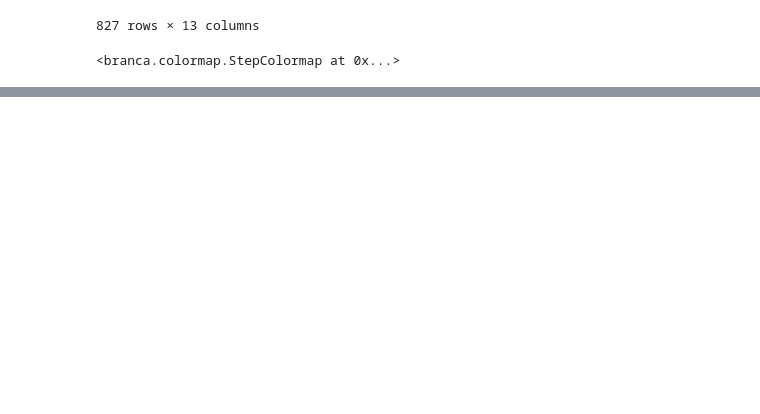
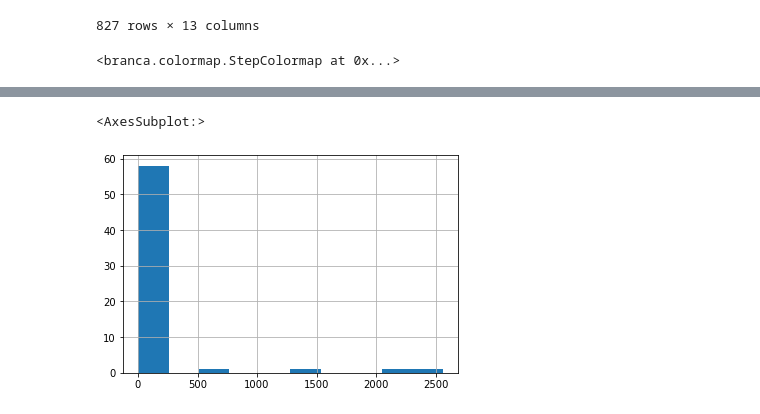
Before and after one commit to Ryan47Liao/Divvy_Time_Series, a Jupyter notebook: TS_EDA.ipynb, the cells around one changed output, grey strips where cells are left out. Cells and saved outputs as stored; diff of their text form; code cells hidden in the pictures; blank space fills up the shorter version.

Commit message:
Forecastability Eval and Experimentation

```diff
--- a/TS_EDA.ipynb
+++ b/TS_EDA.ipynb
@@ -130,0 +248,2 @@ display(map2)
+# %%
+df_COM_IN_temp = df_Nbh_IN_temp.set_index('index').groupby('community').sum()
@@ -130,0 +260,7 @@ display(map2)
+# %%
+df_COM_IN_temp_Hour = df_COM_IN_temp.T.reset_index()
+df_COM_IN_temp_Hour.insert(0,'Hour',df_COM_IN_temp_Hour['index'].apply(lambda x:datetime.strptime(x.split(':')[0]+':00:00',"%Y-%m-%d %H:%M:%S")))
+# %%
+df_COM_IN_temp_Hour = df_COM_IN_temp_Hour.set_index('index',drop=True).groupby('Hour').sum()
+# %%
+COM_in_HOUR_result = Forecastability_Analysis(df_COM_IN_temp_Hour)
@@ -130,0 +285,5 @@ display(map2)
+# %%
+COM_in_HOUR_result.ADI.hist()
+# %% [output]
+<AxesSubplot:>
+[figure, added]
```
Also changed, not shown: parts of 52 cells of this notebook.
